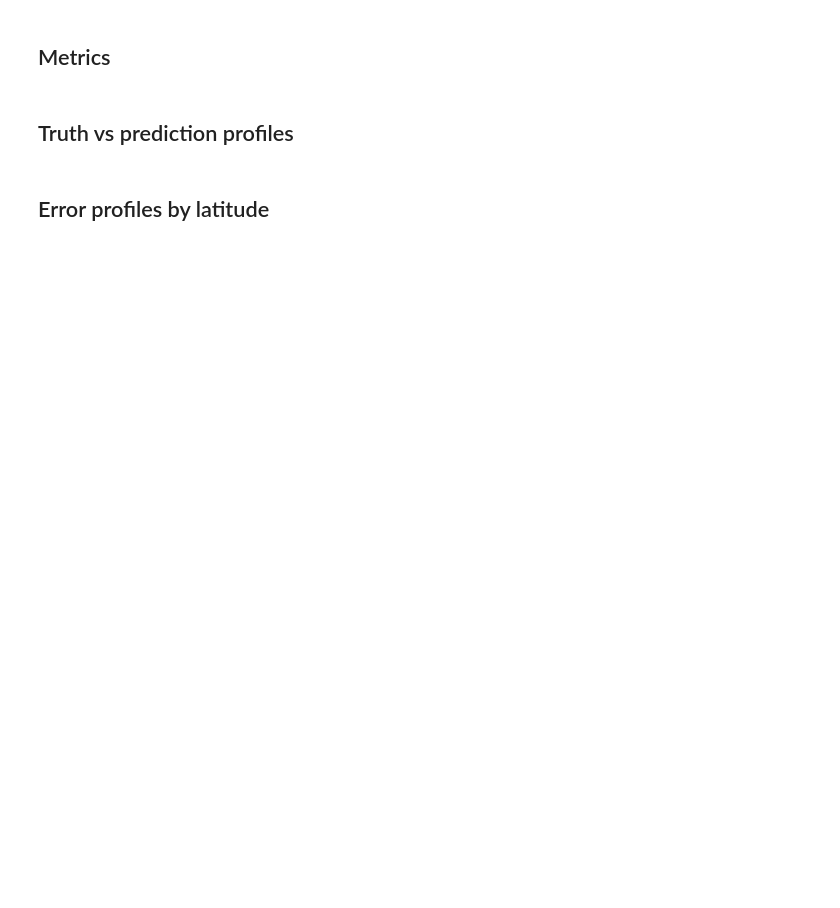
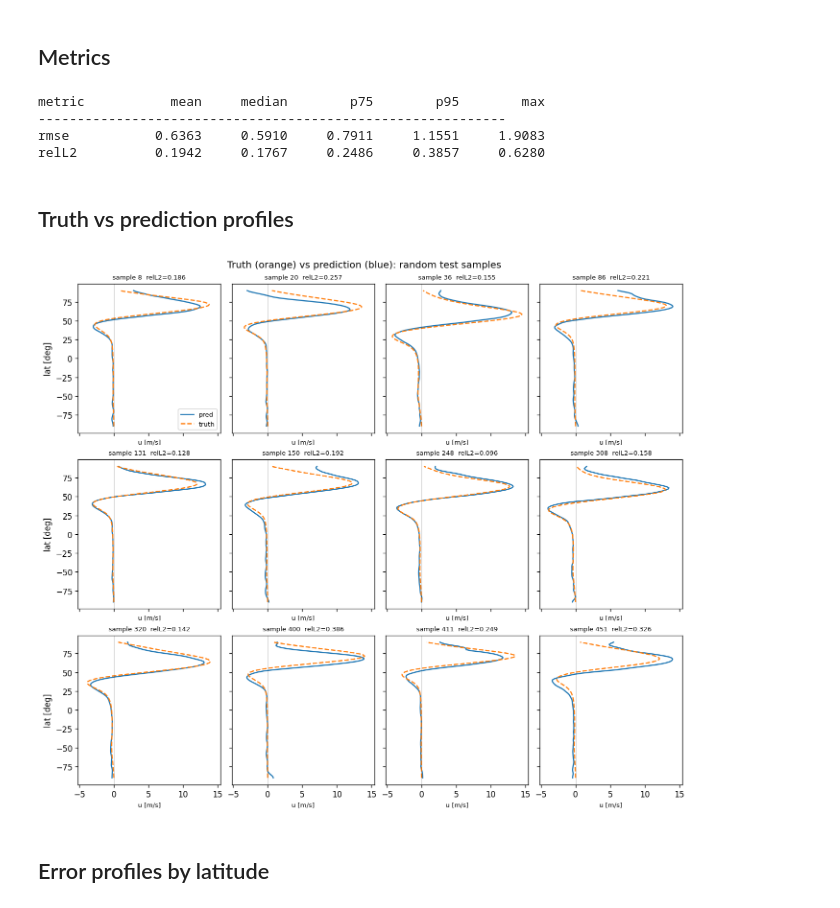
Before and after one commit to tglanz/climatology, a Jupyter notebook: ml/notebooks/climatology_model_evaluation.ipynb, the cells around one changed output. Cells and saved outputs as stored; diff of their text form; code cells hidden in the pictures; blank space fills up the shorter version.

```diff
--- a/ml/notebooks/climatology_model_evaluation.ipynb
+++ b/ml/notebooks/climatology_model_evaluation.ipynb
@@ -197,54 +169,58 @@ def rmse(pred, truth, lat):
     return float(np.sqrt(np.sum(w * (pred - truth) ** 2) / np.sum(w)))
 
 
-header = f"  {'simulation':<32} {'windows':>8} {'t_s':>6} {'t_c':>6} {'rmse':>10} {'relL2':>10}"
-print(header)
-print("  " + "-" * (len(header) - 2))
-all_rmse, all_rel = [], []
-for res in results:
-    lat = res["lat"]
-    r = rmse(res["mean_pred"], res["truth"], lat)
-    rl = rel_l2(res["mean_pred"], res["truth"], lat)
-    all_rmse.append(r)
-    all_rel.append(rl)
-    print(f"  {res['sim_dir'].name:<32} {res['n_windows']:>8} {res['t_s']:>6} {res['t_c']:>6} {r:>10.4f} {rl:>10.4f}")
-print("  " + "-" * (len(header) - 2))
-print(f"  {'mean':<32} {'':>8} {'':>6} {'':>6} {np.mean(all_rmse):>10.4f} {np.mean(all_rel):>10.4f}")
+rmses = np.array([rmse(preds_all[i], truth_all[i], lat) for i in range(len(preds_all))])
+rels  = np.array([rel_l2(preds_all[i], truth_all[i], lat) for i in range(len(preds_all))])
+
+print(f"{'metric':<10} {'mean':>10} {'median':>10} {'p75':>10} {'p95':>10} {'max':>10}")
+print("-" * 60)
+for name, vals in [("rmse", rmses), ("relL2", rels)]:
+    print(
+        f"{name:<10} {vals.mean():>10.4f} {np.median(vals):>10.4f}"
+        f" {np.percentile(vals, 75):>10.4f} {np.percentile(vals, 95):>10.4f} {vals.max():>10.4f}"
+    )
+# %% [output]
+metric           mean     median        p75        p95        max
+------------------------------------------------------------
+rmse           0.6363     0.5910     0.7911     1.1551     1.9083
+relL2          0.1942     0.1767     0.2486     0.3857     0.6280
 # %% [markdown]
 ## Truth vs prediction profiles
 # %%
-n = len(results)
-ncols = min(4, n)
-nrows = (n + ncols - 1) // ncols
+N_SHOW = 12
+rng = np.random.default_rng(0)
+idx = np.sort(rng.choice(len(preds_all), size=min(N_SHOW, len(preds_all)), replace=False))
+
+ncols = 4
+nrows = (len(idx) + ncols - 1) // ncols
 fig, axes = plt.subplots(
     nrows, ncols,
     figsize=(ncols * 2.8, nrows * 3.2),
     sharex=True, sharey=True,
     constrained_layout=True,
 )
-axes_flat = list(np.array(axes).flat) if n > 1 else [axes]
+axes_flat = list(np.array(axes).flat)
 
-for i, res in enumerate(results):
-    ax = axes_flat[i]
-    lat = res["lat"]
-    for pred in res["predictions"]:
-        ax.plot(pred, lat, color="tab:blue", alpha=0.08, linewidth=0.6)
-    ax.plot(res["mean_pred"], lat, color="tab:blue", linewidth=1.5, label="pred (mean)")
-    ax.plot(res["truth"], lat, color="tab:orange", linestyle="--", linewidth=1.5, label="truth")
+for k, i in enumerate(idx):
+    ax = axes_flat[k]
+    ax.plot(preds_all[i], lat, color="tab:blue", linewidth=1.5, label="pred")
+    ax.plot(truth_all[i], lat, color="tab:orange", linestyle="--", linewidth=1.5, label="truth")
     ax.axvline(0.0, color="k", linewidth=0.4, alpha=0.4)
-    rl = rel_l2(res["mean_pred"], res["truth"], lat)
-    ax.set_title(res["sim_dir"].name, fontsize=8)
-    ax.set_xlabel(f"u [m/s]  relL2={rl:.3f}", fontsize=8)
-    if i % ncols == 0:
+    rl = rel_l2(preds_all[i], truth_all[i], lat)
+    ax.set_title(f"sample {i}  relL2={rl:.3f}", fontsize=8)
+    ax.set_xlabel("u [m/s]", fontsize=8)
+    if k % ncols == 0:
         ax.set_ylabel("lat [deg]")
-    if i == 0:
+    if k == 0:
         ax.legend(fontsize=8)
 
-for ax in axes_flat[n:]:
+for ax in axes_flat[len(idx):]:
     ax.set_visible(False)
 
-fig.suptitle("Climatology: truth (orange) vs model prediction (blue, faded = individual windows)")
+fig.suptitle("Truth (orange) vs prediction (blue): random test samples")
 plt.show()
+# %% [output]
+[figure, added]
 # %% [markdown]
 ## Error profiles by latitude
 # %%
```
Also changed, not shown: parts of 21 cells of this notebook, 22 other files.
